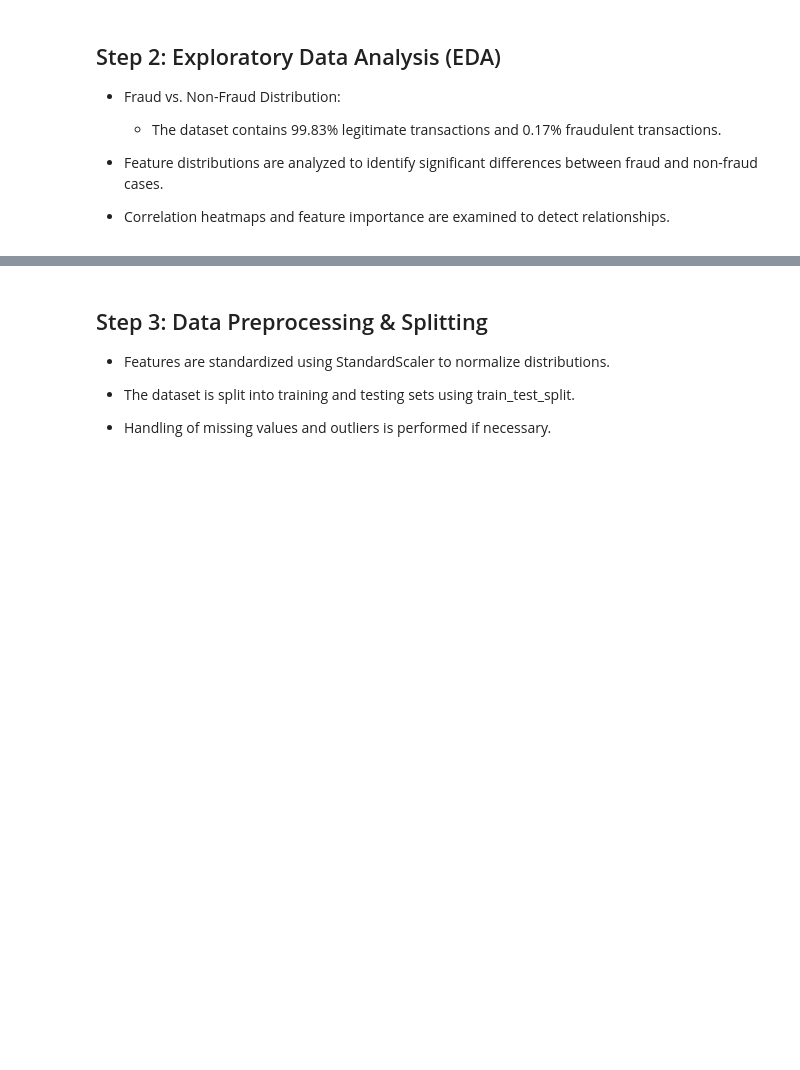
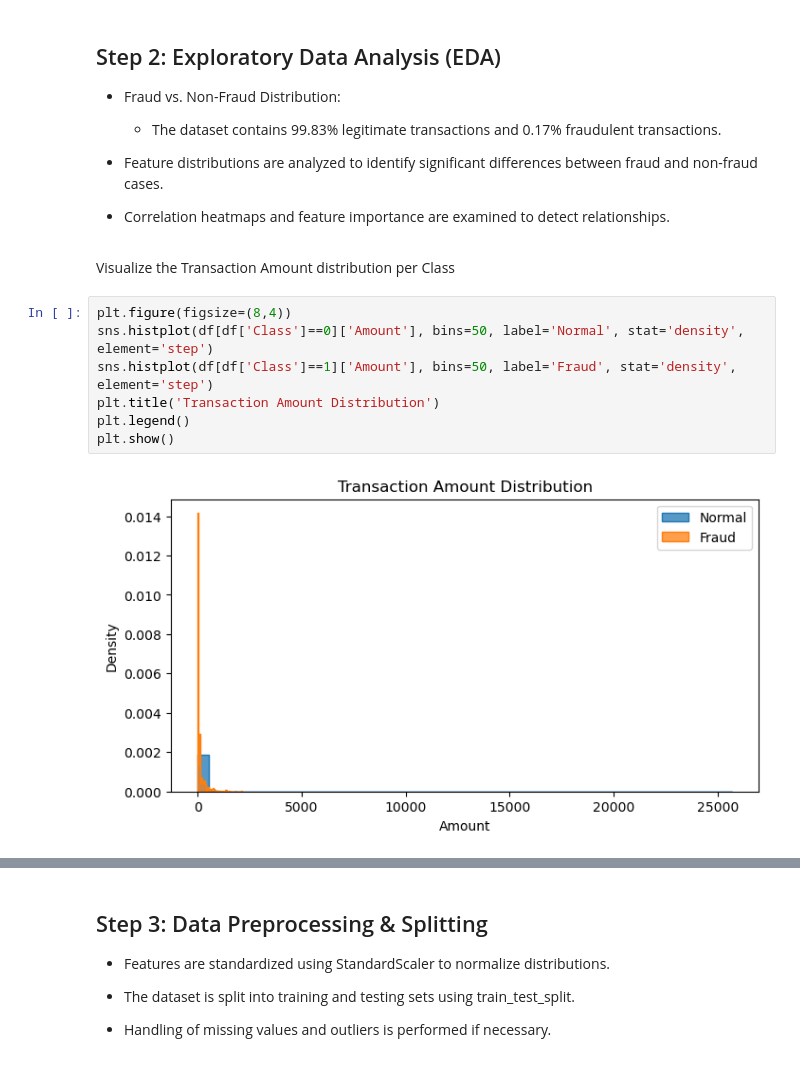
Before and after one commit to EthanBobrik/Credit-Card-Fraud-Detection, a Jupyter notebook: CreditCardFraudDetection.ipynb, the cells around one changed output, grey strips where cells are left out. Saved outputs shown, nothing was run; the diff lists cells and outputs as text; blank space fills up the shorter version.

```diff
--- a/CreditCardFraudDetection.ipynb
+++ b/CreditCardFraudDetection.ipynb
@@ -133,3 +145,14 @@ The dataset consists of 284,807 transactions, where only 0.172% of them are frau
 - Feature distributions are analyzed to identify significant differences between fraud and non-fraud cases.
 
 - Correlation heatmaps and feature importance are examined to detect relationships.
+# %% [markdown]
+Visualize the Transaction Amount distribution per Class
+# %%
+plt.figure(figsize=(8,4))
+sns.histplot(df[df['Class']==0]['Amount'], bins=50, label='Normal', stat='density', element='step')
+sns.histplot(df[df['Class']==1]['Amount'], bins=50, label='Fraud', stat='density', element='step')
+plt.title('Transaction Amount Distribution')
+plt.legend()
+plt.show()
+# %% [output]
+[figure, added]
```
Also changed, not shown: parts of 102 cells of this notebook, 3 other files.
